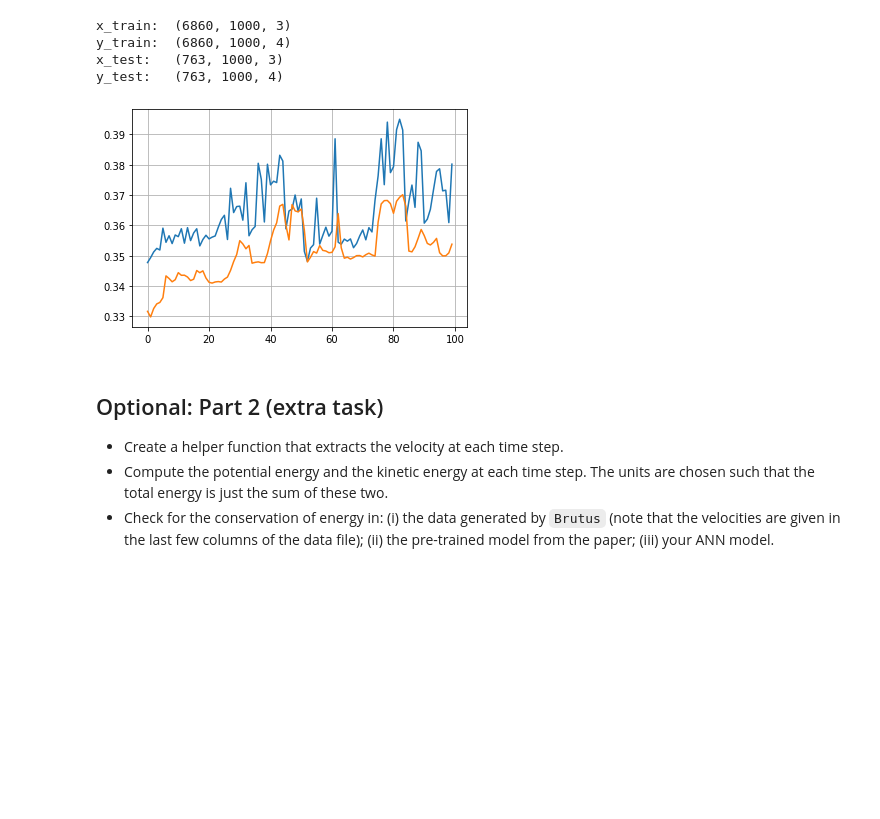
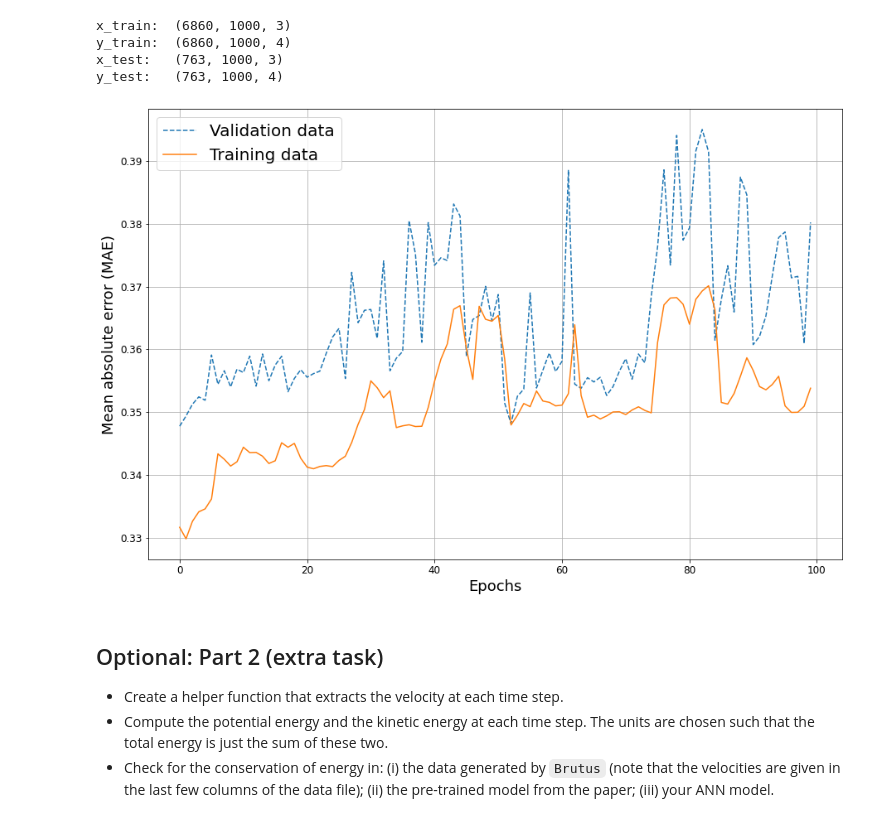
Before and after one commit to JeppJeppsson/project2, a Jupyter notebook: TIF285_Project2.ipynb, the cells around one changed output. Saved outputs shown, nothing was run; the diff lists cells and outputs as text; code cells hidden in the pictures; blank space fills up the shorter version.

Commit message:
plot

```diff
--- a/TIF285_Project2.ipynb
+++ b/TIF285_Project2.ipynb
@@ -372,31 +372,36 @@ history = ANN.fit_generator(data_train, epochs=100, validation_data = data_test,
 # %%
 # Comparison of training and testing MAEs
 
 # Save temporary data
 # np.save('test_history',history.history)
 
 # Load saved data using temp_data = np.load('name',allow_pickle=True)
 # and use the dict through temp_data.item().get('value of interest')
 
 # We fetch MAEs from the fit
 #MAE_train = history.history['loss']
 #MAE_test  = history.history['val_loss']
 #epochs    = np.arange(1,len(MAE_train)+1) # +1 since epochs start at 1, not 0
 #print(history.history['loss'])
 
 # Alternatively, we load the data from our .csv file
 history_load = np.genfromtxt('history_ep100_ba30.csv',delimiter=',',skip_header=1)
 epochs    = history_load[:,0]
 acc_train = history_load[:,1]
 MAE_train = history_load[:,2]
 acc_test  = history_load[:,3]
 MAE_test  = history_load[:,4]
 
-plt.plot(epochs,MAE_test)
-plt.plot(epochs,MAE_train)
-plt.grid()
+fig,ax = plt.subplots(figsize=(15,10))
+ax.plot(epochs,MAE_test,label='Validation data',linestyle='dashed')
+ax.plot(epochs,MAE_train,label='Training data')
+ax.legend(fontsize=20)
+ax.set_xlabel('Epochs',fontsize=18)
+ax.set_ylabel('Mean absolute error (MAE)',fontsize=18)
+ax.tick_params(axis='both',which='major',labelsize=12)
+ax.grid()
 # %% [output]
-[figure, old version]
+[figure, new version]
 # %%
 # Fetching the MAE of Breen's model
 breen_stats = ANN_breen.evaluate(x_test.reshape(-1,3),y_test.reshape(-1,4))
```
